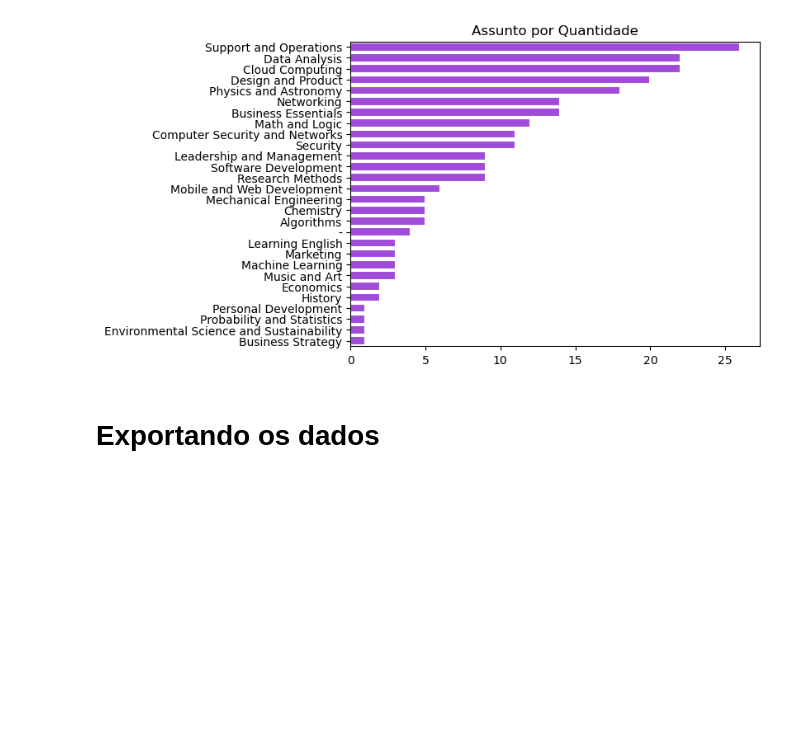
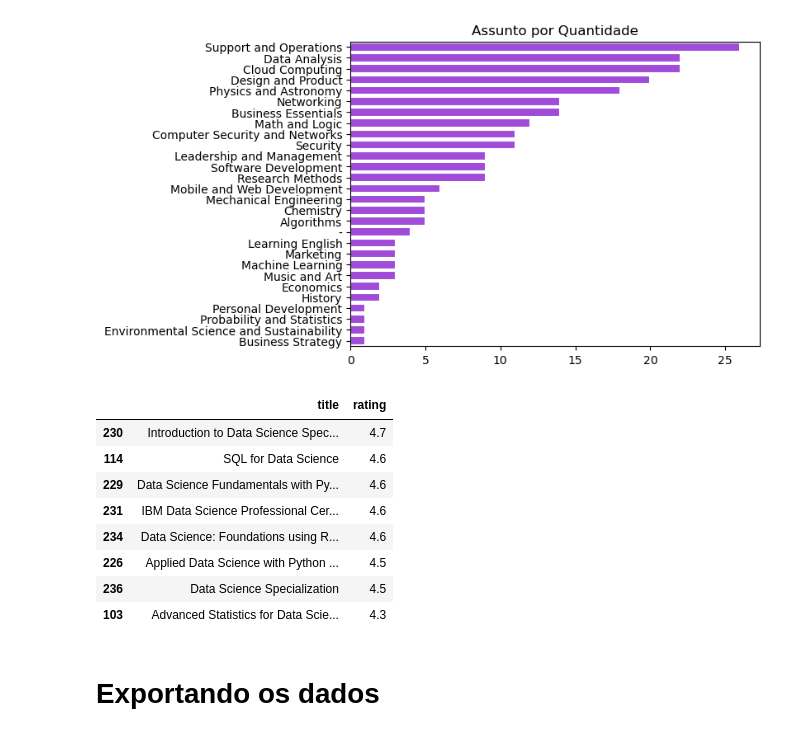
Before and after one commit to ismailymendes/mooc_udemy_coursera, a Jupyter notebook: mooc_udemy_coursera.ipynb, the cells around one changed output. Drawn from its saved outputs; the diff is of its cells as text; code cells hidden in the pictures; blank space fills up the shorter version.

```diff
--- a/mooc_udemy_coursera.ipynb
+++ b/mooc_udemy_coursera.ipynb
@@ -917,6 +917,19 @@ plt.title("Assunto por Quantidade")
 # %% [output]
 Text(0.5, 1.0, 'Assunto por Quantidade')
 [figure]
+# %%
+Courses_data = coursera_cursos[coursera_cursos['title'].str.contains('Data Science')].sort_values(by=['rating'], ascending=False).drop_duplicates(subset=['title'])
+Courses_data[['title','rating']]
+# %% [output]
+|  | title | rating |
+| 230 | Introduction to Data Science Spec... | 4.7 |
+| 114 | SQL for Data Science | 4.6 |
+| 229 | Data Science Fundamentals with Py... | 4.6 |
+| 231 | IBM Data Science Professional Cer... | 4.6 |
+| 234 | Data Science: Foundations using R... | 4.6 |
+| 226 | Applied Data Science with Python ... | 4.5 |
+| 236 | Data Science Specialization | 4.5 |
+| 103 | Advanced Statistics for Data Scie... | 4.3 |
 # %% [markdown]
 # Exportando os dados
 # %%
```
